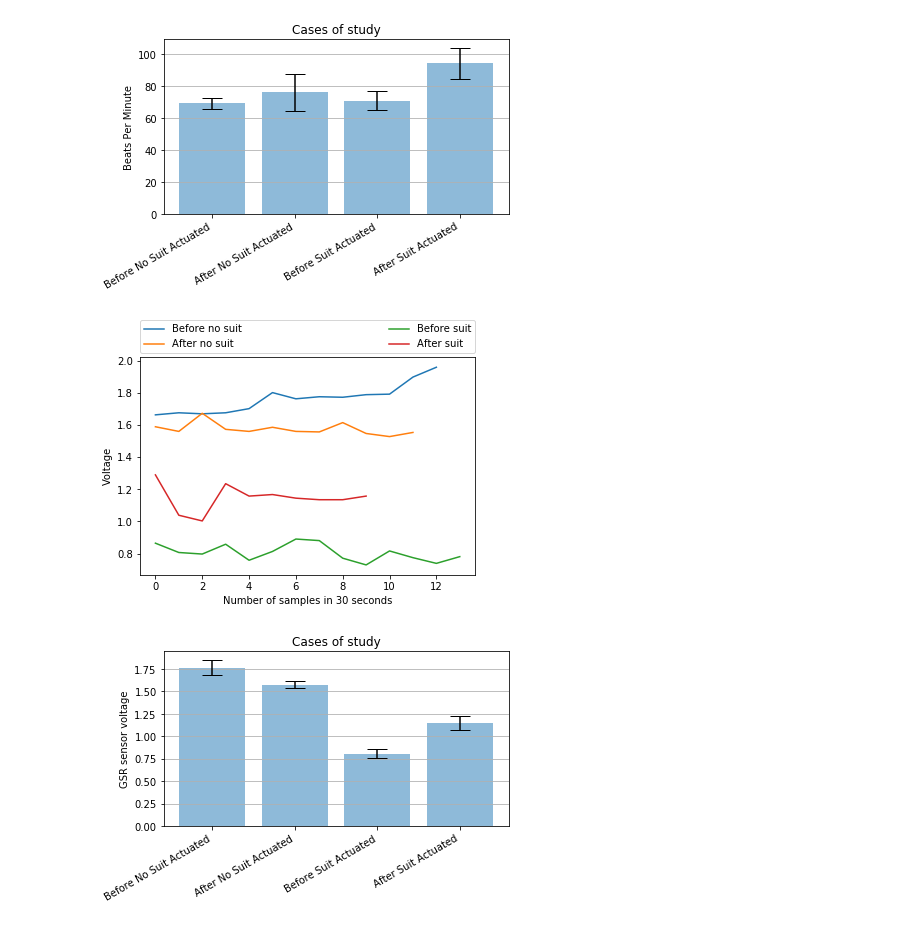
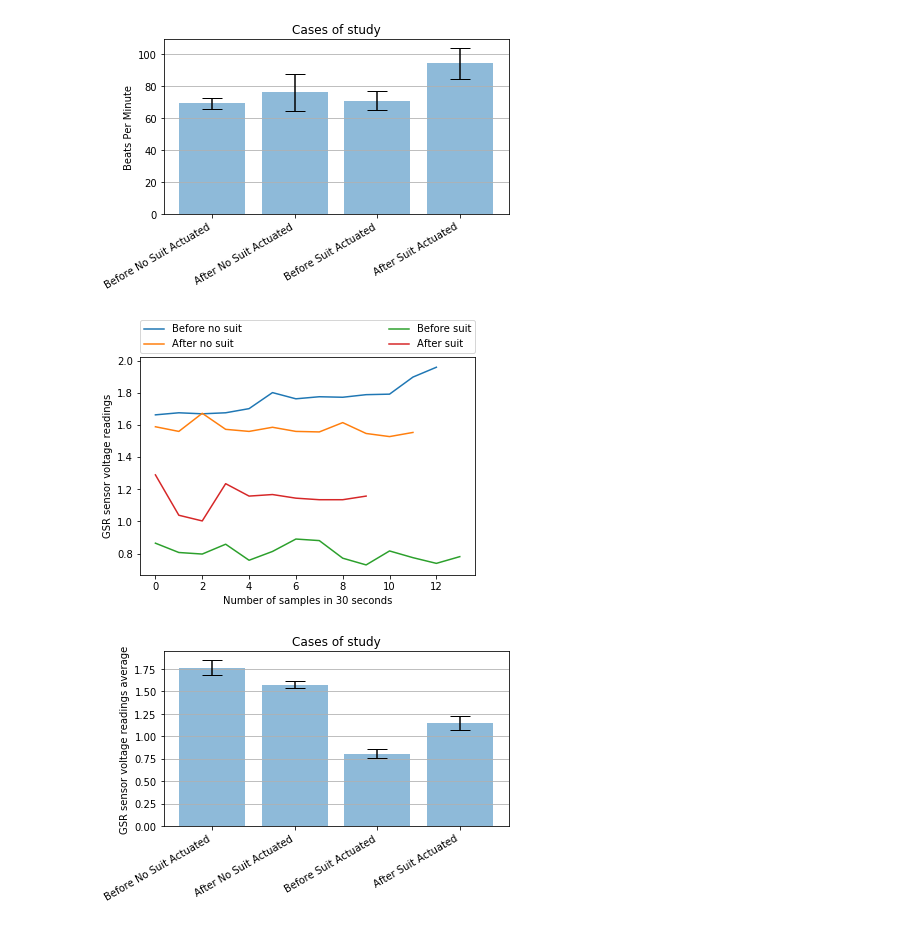
Before and after one commit to totovr/Python, a Jupyter notebook: Emotion/UserAnalisis.ipynb, the cells around one changed output. Drawn from its saved outputs; the diff is of its cells as text; code cells hidden in the pictures.

```diff
--- a/Emotion/UserAnalisis.ipynb
+++ b/Emotion/UserAnalisis.ipynb
@@ -196,15 +176,15 @@ plt.show()
 # %%
 plt.plot(gsrVoltageFuruiBeforeNoSuit, label='Before no suit')
 plt.plot(gsrVoltageFuruiAfterNoSuit, label='After no suit')
 plt.plot(gsrVoltageFuruiBeforeSuit, label='Before suit')
-plt.plot(gsrVoltageAfterSuit, label='After suit')
+plt.plot(gsrVoltageFuruiAfterSuit, label='After suit')
 plt.xlabel('Number of samples in 30 seconds')
-plt.ylabel('Voltage')
+plt.ylabel('GSR sensor voltage readings')
 plt.legend(bbox_to_anchor=(0., 1.02, 1., .102), loc=3,
            ncol=2, mode="expand", borderaxespad=0.)
 plt.show()
 # %% [output]
-[figure, old version]
+[figure, new version]
 # %%
 # Create lists for the plot
 Conditions = ['Before No Suit Actuated', 'After No Suit Actuated', 'Before Suit Actuated', 'After Suit Actuated']
@@ -215,7 +195,7 @@ error = [gsrVoltageFuruiBeforeNoSuit_std, gsrVoltageFuruiAfterNoSuit_std, gsrVol
 # Build the plot
 fig, ax = plt.subplots()
 ax.bar(x_pos, BPM, yerr=error, align='center', alpha=0.5, ecolor='black', capsize=10)
-ax.set_ylabel('GSR sensor voltage')
+ax.set_ylabel('GSR sensor voltage readings average')
 ax.set_xticks(x_pos)
 ax.set_xticklabels(Conditions)
 ax.set_title('Cases of study')
@@ -228,4 +208,4 @@ plt.tight_layout()
 # plt.savefig('bar_plot_with_error_bars.png')
 plt.show()
 # %% [output]
-[figure, old version]
+[figure, new version]
```
Also changed, not shown: parts of 5 cells of this notebook.
